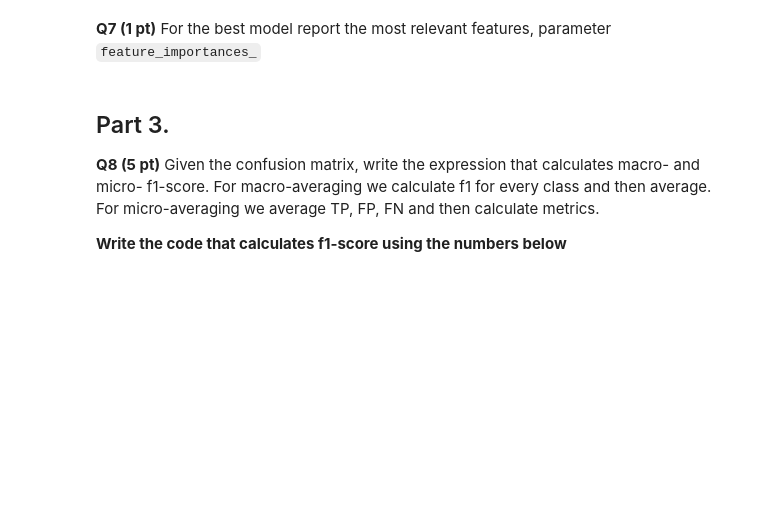
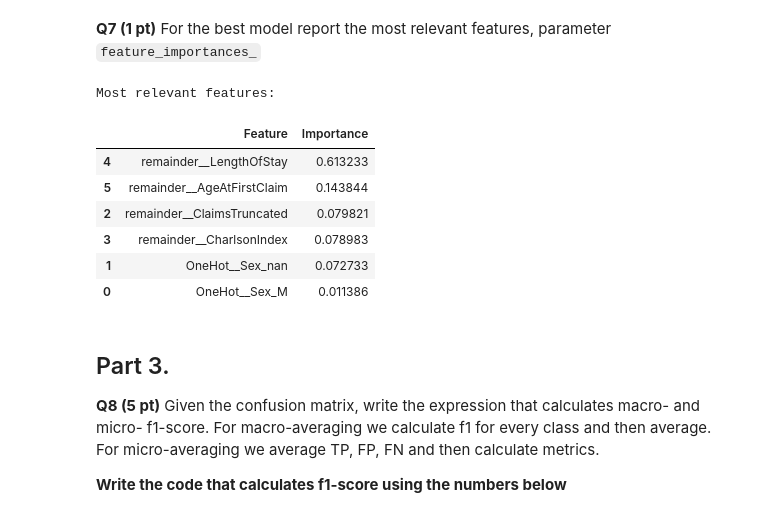
Before and after one commit to ansleyo/RIT_ML, a Jupyter notebook: 2025_spring/Week08_DT/HW7.ipynb, the cells around one changed output. Saved outputs shown, nothing was run; the diff lists cells and outputs as text; code cells hidden in the pictures; blank space fills up the shorter version.

```diff
--- a/2025_spring/Week08_DT/HW7.ipynb
+++ b/2025_spring/Week08_DT/HW7.ipynb
@@ -333,5 +380,24 @@ clf_rf.get_params()
 # %% [markdown]
 **Q7 (1 pt)** For the best model report the most relevant features, parameter `feature_importances_`
+# %%
+feature_importances = best_rf_classifier.feature_importances_
+feature_names = X_train_transformed.columns
+
+feature_importance_df = pd.DataFrame({'Feature': feature_names, 'Importance': feature_importances})
+
+feature_importance_df = feature_importance_df.sort_values('Importance', ascending=False)
+
+print("Most relevant features:")
+feature_importance_df
+# %% [output]
+Most relevant features:
+|  | Feature | Importance |
+| 4 | remainder__LengthOfStay | 0.613233 |
+| 5 | remainder__AgeAtFirstClaim | 0.143844 |
+| 2 | remainder__ClaimsTruncated | 0.079821 |
+| 3 | remainder__CharlsonIndex | 0.078983 |
+| 1 | OneHot__Sex_nan | 0.072733 |
+| 0 | OneHot__Sex_M | 0.011386 |
 # %% [markdown]
 ## Part 3.
 **Q8 (5 pt)** Given the confusion matrix, write the expression that calculates macro- and micro- f1-score. For macro-averaging we calculate f1 for every class and then average. For micro-averaging we average TP, FP, FN and then calculate metrics.
```
Also changed, not shown: parts of 17 cells of this notebook.
